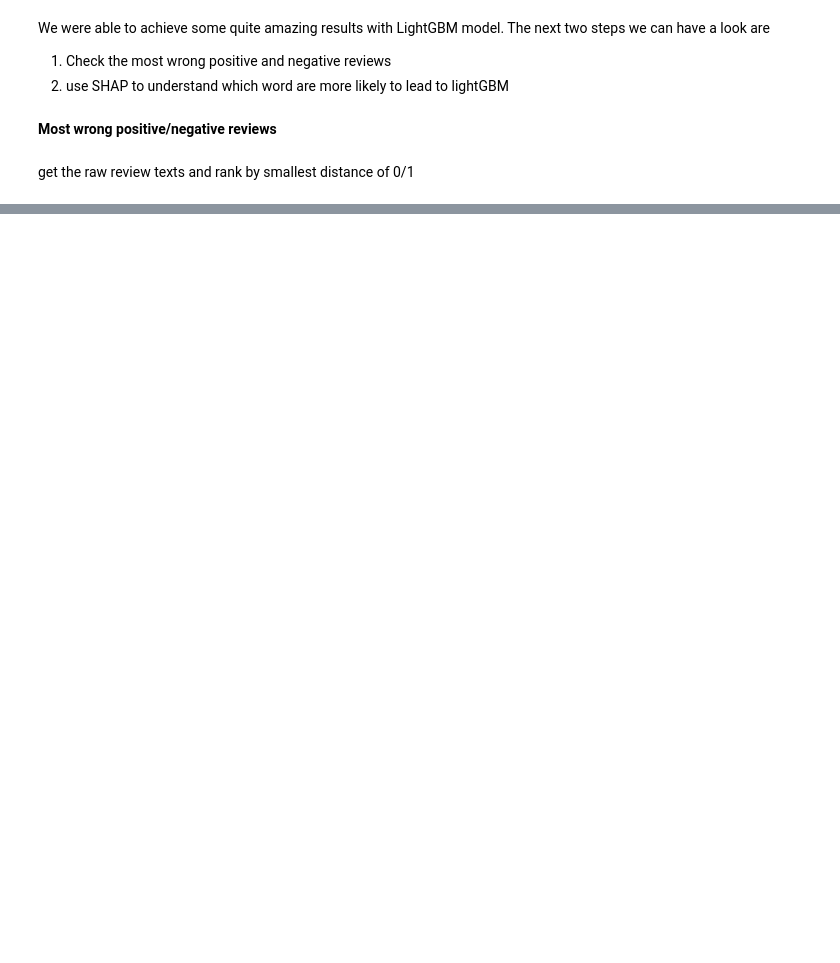
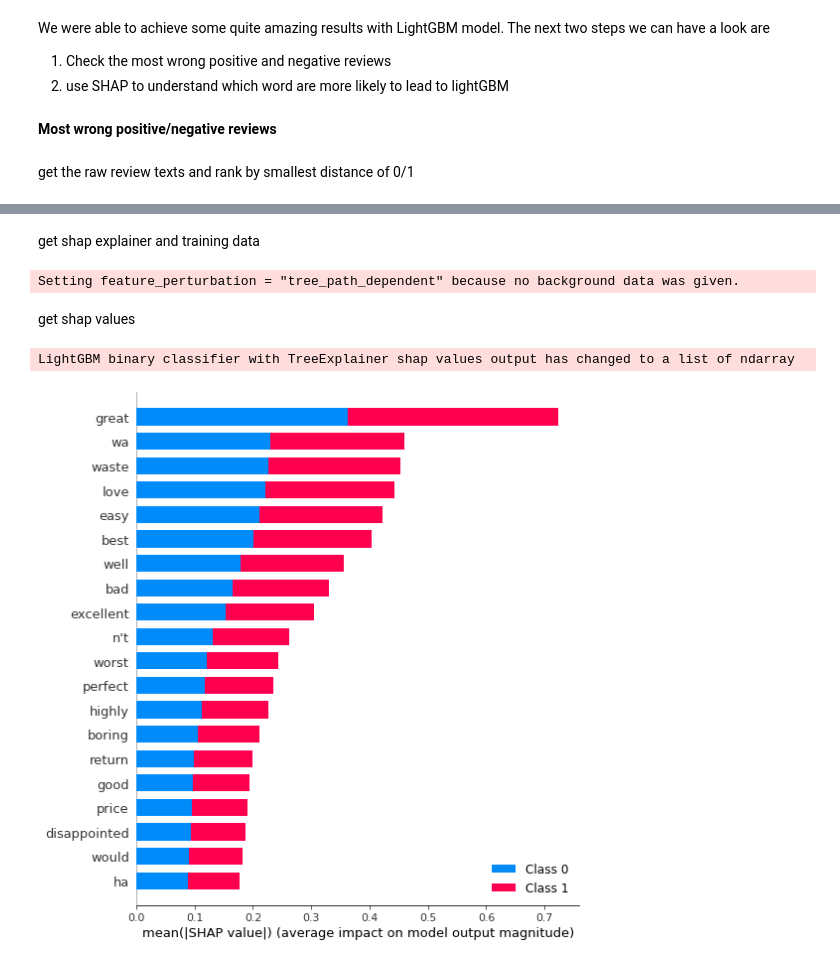
Before and after one commit to chen-bowen/Streamlined_Sentiment_Analysis, a Jupyter notebook: notebooks/Sentiment Analysis Model.ipynb, the cells around one changed output, grey strips where cells are left out. Drawn from its saved outputs; the diff is of its cells as text; code cells hidden in the pictures; blank space fills up the shorter version.

Commit message:
add shap to notebook

```diff
--- a/notebooks/Sentiment Analysis Model.ipynb
+++ b/notebooks/Sentiment Analysis Model.ipynb
@@ -111,0 +128,24 @@ As we can see, the most wrong positive/negative reviews would be pretty tough to
+# %% [markdown]
+get shap explainer and training data
+# %%
+shap_explainer = shap.TreeExplainer(lightgbm.pipeline.steps[1][1])
+training_data_transformed = lightgbm.pipeline.steps[0][1].transform(X_train)
+# %% [output]
+Setting feature_perturbation = "tree_path_dependent" because no background data was given.
+# %%
+words_index_map = lightgbm.pipeline.steps[0][1].word_to_index_map
+words_index_map = {k: v for k, v in sorted(words_index_map.items(), key=lambda x: x[1])}
+column_names = list(words_index_map.keys())
+training_data_transformed = pd.DataFrame(
+    training_data_transformed, columns=column_names
+)
+# %% [markdown]
+get shap values
+# %%
+shap_values = shap_explainer.shap_values(training_data_transformed)
+# %% [output]
+LightGBM binary classifier with TreeExplainer shap values output has changed to a list of ndarray
+# %%
+shap.summary_plot(shap_values, training_data_transformed)
+# %% [output]
+[figure, added]
```
Also changed, not shown: parts of 11 cells of this notebook, 2 other files.
